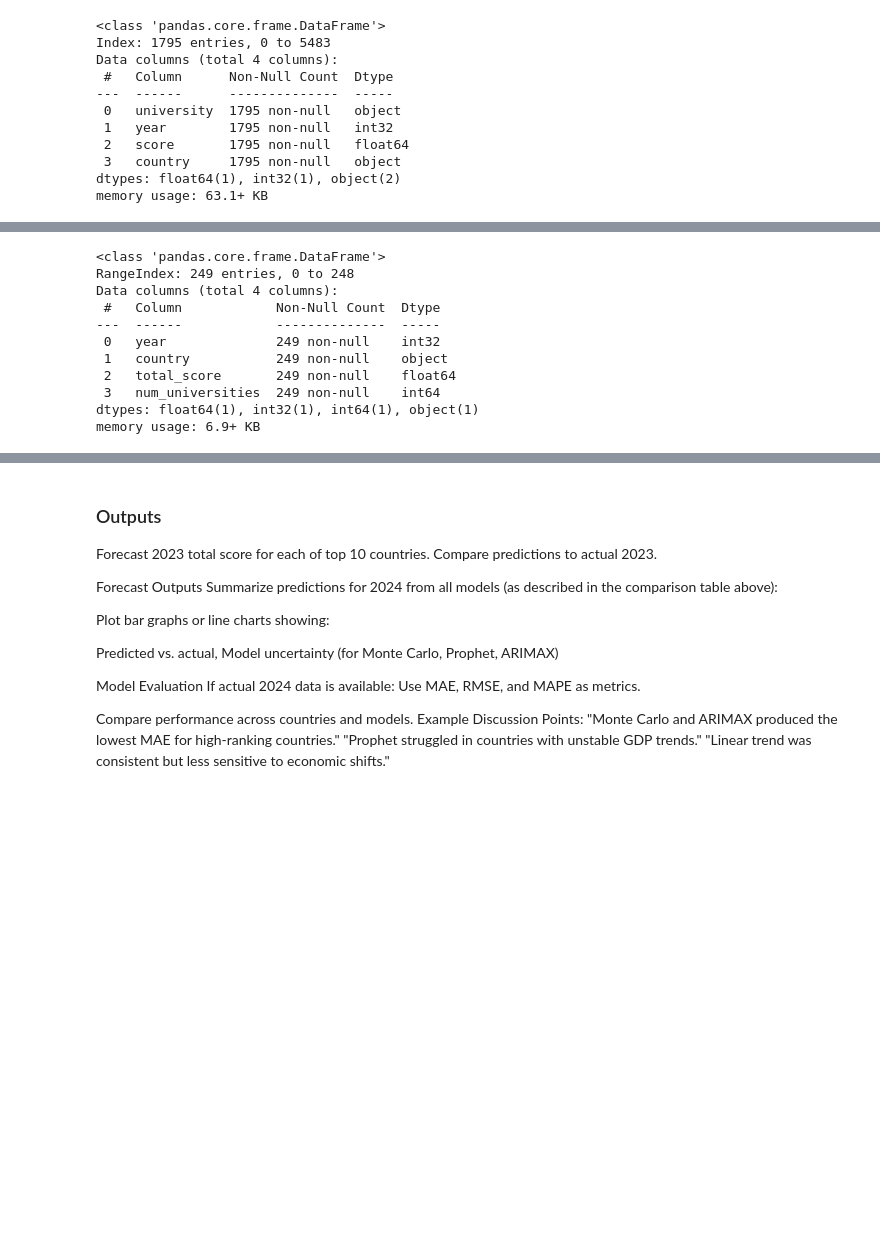
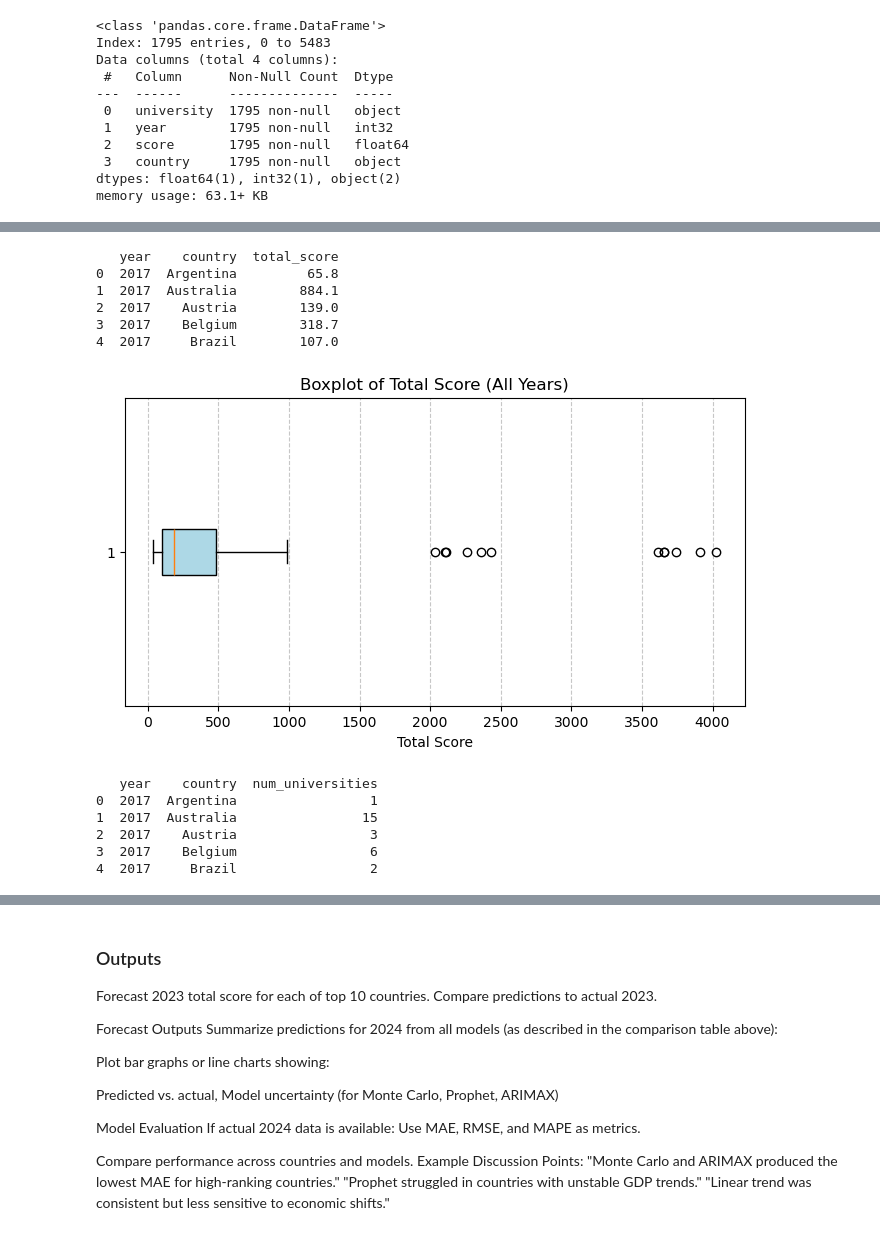
Before and after one commit to i11g/Data-Science-Project, a Jupyter notebook: Data.ipynb, the cells around one changed output, grey strips where cells are left out. Drawn from its saved outputs; the diff is of its cells as text; code cells hidden in the pictures; blank space fills up the shorter version.

```diff
--- a/Data.ipynb
+++ b/Data.ipynb
@@ -526,14 +493,44 @@ plt.show()
-# %%
-agg_data.info()
-# %% [output]
-<class 'pandas.core.frame.DataFrame'>
-RangeIndex: 249 entries, 0 to 248
-Data columns (total 4 columns):
- #   Column            Non-Null Count  Dtype
----  ------            --------------  -----
- 0   year              249 non-null    int32
- 1   country           249 non-null    object
- 2   total_score       249 non-null    float64
- 3   num_universities  249 non-null    int64
-dtypes: float64(1), int32(1), int64(1), object(1)
-memory usage: 6.9+ KB
+# %%
+# Step 1: total_score = sum of all university scores per country-year
+total_score_df = (
+    df_clean.groupby(["year", "country"], as_index=False)
+      .agg(total_score=("score", "sum"))
+)
+
+print(total_score_df.head())
+# %% [output]
+   year    country  total_score
+0  2017  Argentina         65.8
+1  2017  Australia        884.1
+2  2017    Austria        139.0
+3  2017    Belgium        318.7
+4  2017     Brazil        107.0
+# %%
+import matplotlib.pyplot as plt
+
+# Boxplot for total_score to visualize outliers
+plt.figure(figsize=(8, 4))
+plt.boxplot(total_score_df["total_score"], vert=False, patch_artist=True, boxprops=dict(facecolor="lightblue"))
+
+plt.title("Boxplot of Total Score (All Years)")
+plt.xlabel("Total Score")
+plt.grid(axis='x', linestyle='--', alpha=0.7)
+
+plt.show()
+# %% [output]
+[figure, added]
+# %%
+# Step 2: num_universities = count of unique universities per country-year
+num_univ_df = (
+    df_clean.groupby(["year", "country"], as_index=False)
+      .agg(num_universities=("university", "nunique"))
+)
+
+print(num_univ_df.head())
+# %% [output]
+   year    country  num_universities
+0  2017  Argentina                 1
+1  2017  Australia                15
+2  2017    Austria                 3
+3  2017    Belgium                 6
+4  2017     Brazil                 2
```
Also changed, not shown: parts of 154 cells of this notebook, 9 other files.
